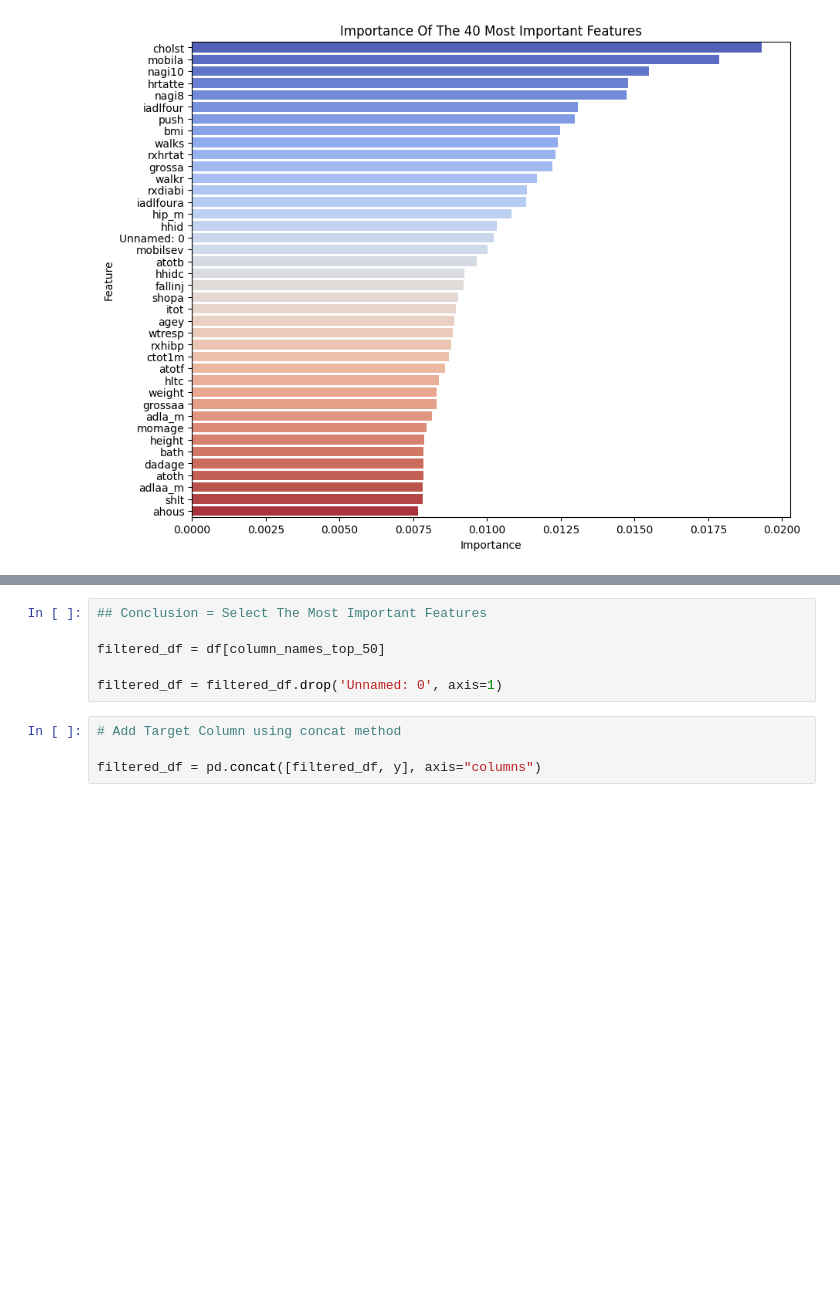
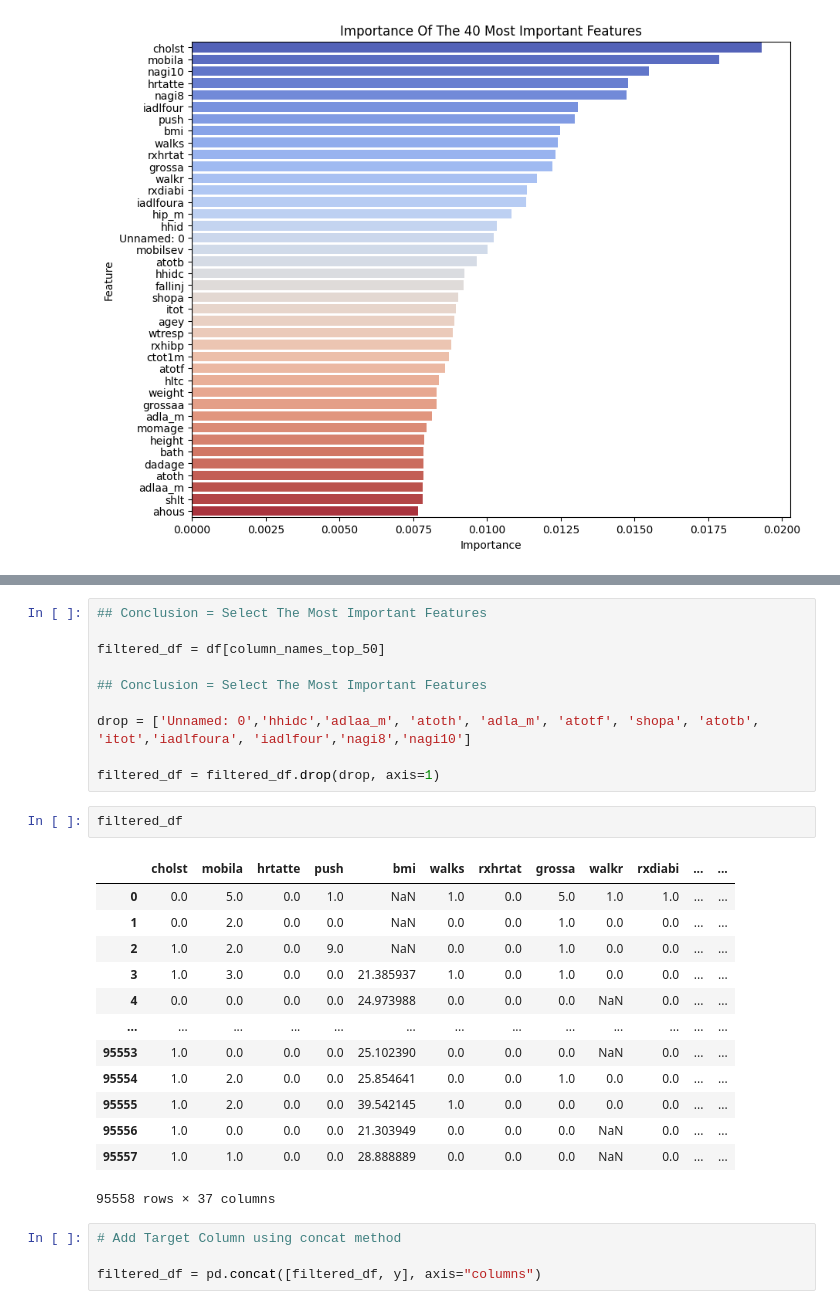
Before and after one commit to teamthefantastic4/teamthefantastic4, a Jupyter notebook: 1_EDA_And_Reshaping.ipynb, the cells around one changed output, grey strips where cells are left out. Saved outputs shown, nothing was run; the diff lists cells and outputs as text; blank space fills up the shorter version.

```diff
--- a/1_EDA_And_Reshaping.ipynb
+++ b/1_EDA_And_Reshaping.ipynb
@@ -739,7 +755,27 @@ plt.show()
 
 filtered_df = df[column_names_top_50]
 
-filtered_df = filtered_df.drop('Unnamed: 0', axis=1)
+## Conclusion = Select The Most Important Features
+
+drop = ['Unnamed: 0','hhidc','adlaa_m', 'atoth', 'adla_m', 'atotf', 'shopa', 'atotb', 'itot','iadlfoura', 'iadlfour','nagi8','nagi10']
+
+filtered_df = filtered_df.drop(drop, axis=1)
+# %%
+filtered_df
+# %% [output]
+|  | cholst | mobila | hrtatte | push | bmi | walks | rxhrtat | grossa | walkr | rxdiabi | ... | ... |
+| 0 | 0.0 | 5.0 | 0.0 | 1.0 | NaN | 1.0 | 0.0 | 5.0 | 1.0 | 1.0 | ... | ... |
+| 1 | 0.0 | 2.0 | 0.0 | 0.0 | NaN | 0.0 | 0.0 | 1.0 | 0.0 | 0.0 | ... | ... |
+| 2 | 1.0 | 2.0 | 0.0 | 9.0 | NaN | 0.0 | 0.0 | 1.0 | 0.0 | 0.0 | ... | ... |
+| 3 | 1.0 | 3.0 | 0.0 | 0.0 | 21.385937 | 1.0 | 0.0 | 1.0 | 0.0 | 0.0 | ... | ... |
+| 4 | 0.0 | 0.0 | 0.0 | 0.0 | 24.973988 | 0.0 | 0.0 | 0.0 | NaN | 0.0 | ... | ... |
+| ... | ... | ... | ... | ... | ... | ... | ... | ... | ... | ... | ... | ... |
+| 95553 | 1.0 | 0.0 | 0.0 | 0.0 | 25.102390 | 0.0 | 0.0 | 0.0 | NaN | 0.0 | ... | ... |
+| 95554 | 1.0 | 2.0 | 0.0 | 0.0 | 25.854641 | 0.0 | 0.0 | 1.0 | 0.0 | 0.0 | ... | ... |
+| 95555 | 1.0 | 2.0 | 0.0 | 0.0 | 39.542145 | 1.0 | 0.0 | 0.0 | 0.0 | 0.0 | ... | ... |
+| 95556 | 1.0 | 0.0 | 0.0 | 0.0 | 21.303949 | 0.0 | 0.0 | 0.0 | NaN | 0.0 | ... | ... |
+| 95557 | 1.0 | 1.0 | 0.0 | 0.0 | 28.888889 | 0.0 | 0.0 | 0.0 | NaN | 0.0 | ... | ... |
+95558 rows × 37 columns
 # %%
 # Add Target Column using concat method
 
```
Also changed, not shown: parts of 16 cells of this notebook.
